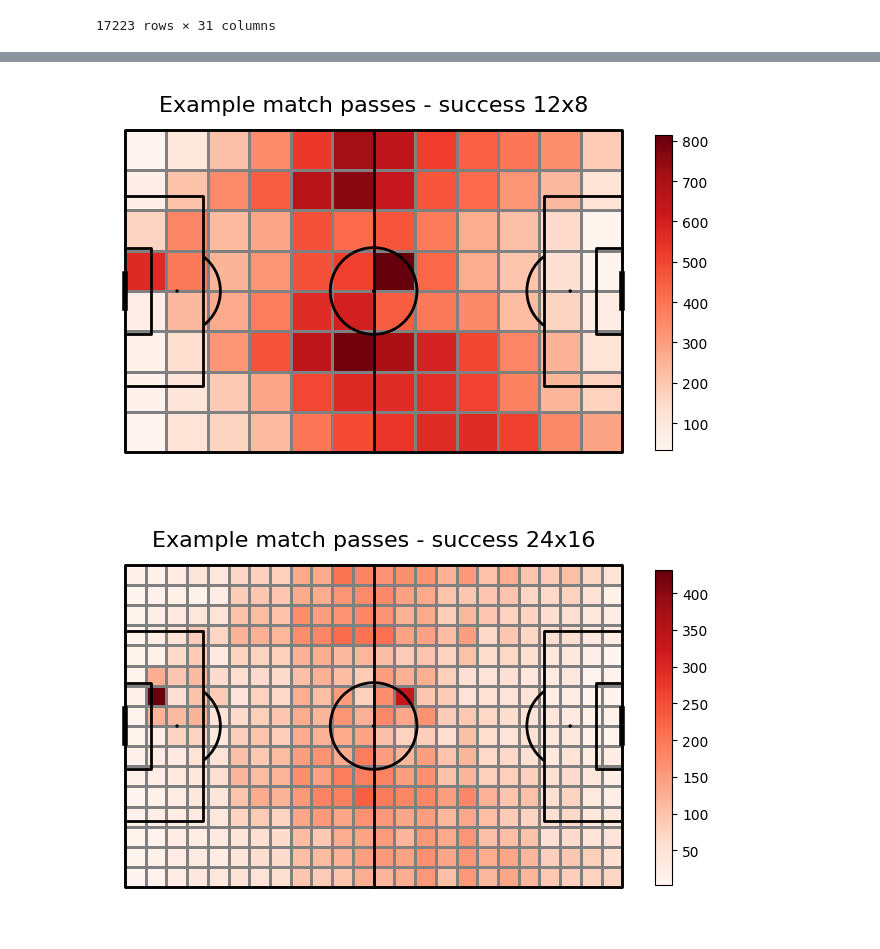
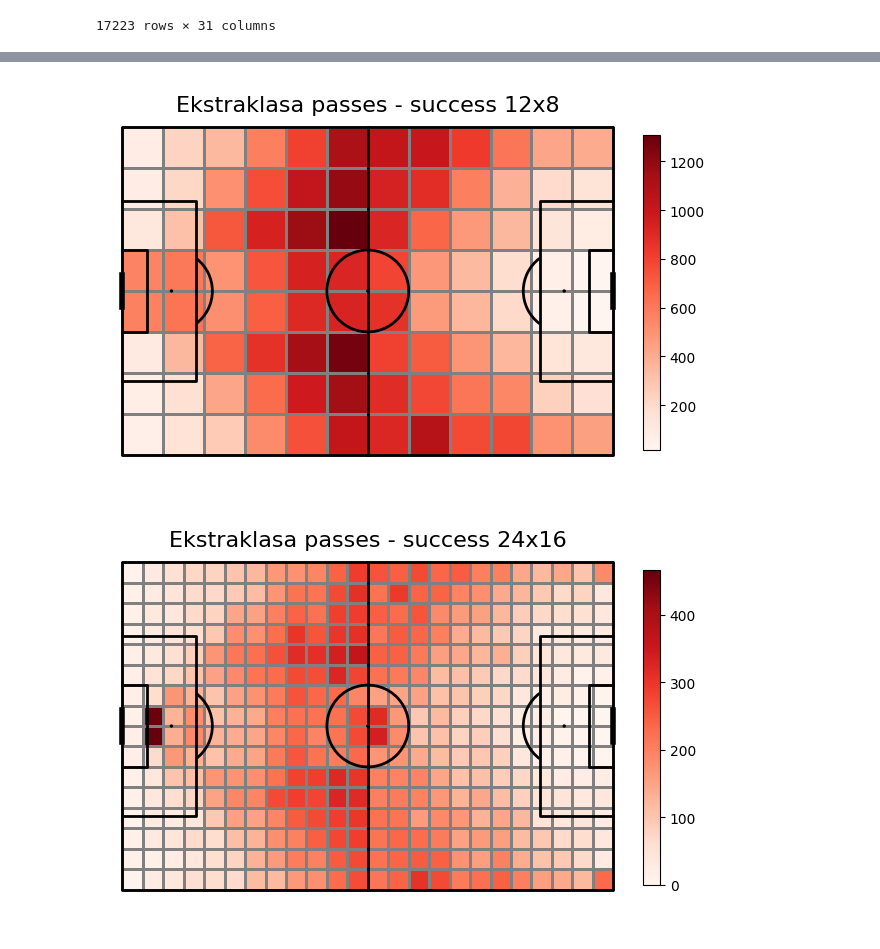
Before and after one commit to mattyl006/sport-data-science, a Jupyter notebook: heatmaps_opta.ipynb, the cells around one changed output, grey strips where cells are left out. Drawn from its saved outputs; the diff is of its cells as text; code cells hidden in the pictures.

Commit message:
statsbomb map correct

```diff
--- a/heatmaps_opta.ipynb
+++ b/heatmaps_opta.ipynb
@@ -19,9 +19,9 @@ def get_event_locations(df, event=None, place=None, result=None, team=None):
     location_xy.columns = ['x', 'y']
     return location_xy
 
-def draw_heatmap(df, title, x_areas=12, y_areas=8, event=None, place=None, result=None, team=None):
+def draw_heatmap(df, title, x_areas=12, y_areas=8, event=None, place=None, result=None, team=None, pitch_type='uefa'):
     location_xy = get_event_locations(df, event=event, place=place, result=result, team=team)
-    pitch = Pitch(line_zorder=2, line_color='black', pitch_type='uefa')
+    pitch = Pitch(line_zorder=2, line_color='black', pitch_type=pitch_type)
     fig, ax = pitch.grid(figheight=4, grid_height=0.9, title_height=0.06, axis=False,
                         endnote_height=0.04, title_space=0, endnote_space=0)
     bin_statistic = pitch.bin_statistic(location_xy.x, location_xy.y, statistic='count', bins=(x_areas, y_areas), normalize=False)
@@ -266,3 +273,14 @@ events3
 | 17221 | 570804b8-9e4e-48aa-8256-d2503a154351 | 2927 | 2 | 00:48:25.710 | 93 | 25 | Pass | 191 | Wisła Płock | ... |
 | 17222 | c0a8f00d-ab1b-4f14-833b-989ed03eef58 | 2932 | 2 | 00:49:05.083 | 94 | 5 | Pass | 192 | Korona Kielce | ... |
 17223 rows × 31 columns
+# %%
+
+matches = get_matches(38, 4)['match_id'].values[61:80]
+events4 = []
+for match in matches:
+    events_types_to_analize = ['passes']
+    events4.append(get_merged_events(events_types_to_analize, match))
+
+# len(matches)
+events4 = pd.concat(events4, ignore_index=True)
+events4
@@ -269,3 +301,2 @@ events3
 # %%
-events = pd.concat([events, events3], ignore_index=True)
-events
+events = pd.concat([events, events3, events4], ignore_index=True)
@@ -320,8 +327,8 @@ from dataframe_modify.add_positions import add_positions
 
 stats_bomb_pass_complete = add_positions(stats_bomb_pass_complete)
 # %%
-draw_heatmap(df=stats_bomb_pass_complete, place='start', title='Example match passes - success 12x8', x_areas=12, y_areas=8)
-draw_heatmap(df=stats_bomb_pass_complete, place='start', title='Example match passes - success 24x16', x_areas=24, y_areas=16)
+draw_heatmap(df=stats_bomb_pass_complete, place='start', title='Ekstraklasa passes - success 12x8', x_areas=12, y_areas=8, pitch_type='statsbomb')
+draw_heatmap(df=stats_bomb_pass_complete, place='start', title='Ekstraklasa passes - success 24x16', x_areas=24, y_areas=16, pitch_type='statsbomb')
 # %% [output]
-[figure, old version]
+[figure, new version]
-[figure, old version]
+[figure, new version]
```
Also changed, not shown: parts of 8 cells of this notebook.
